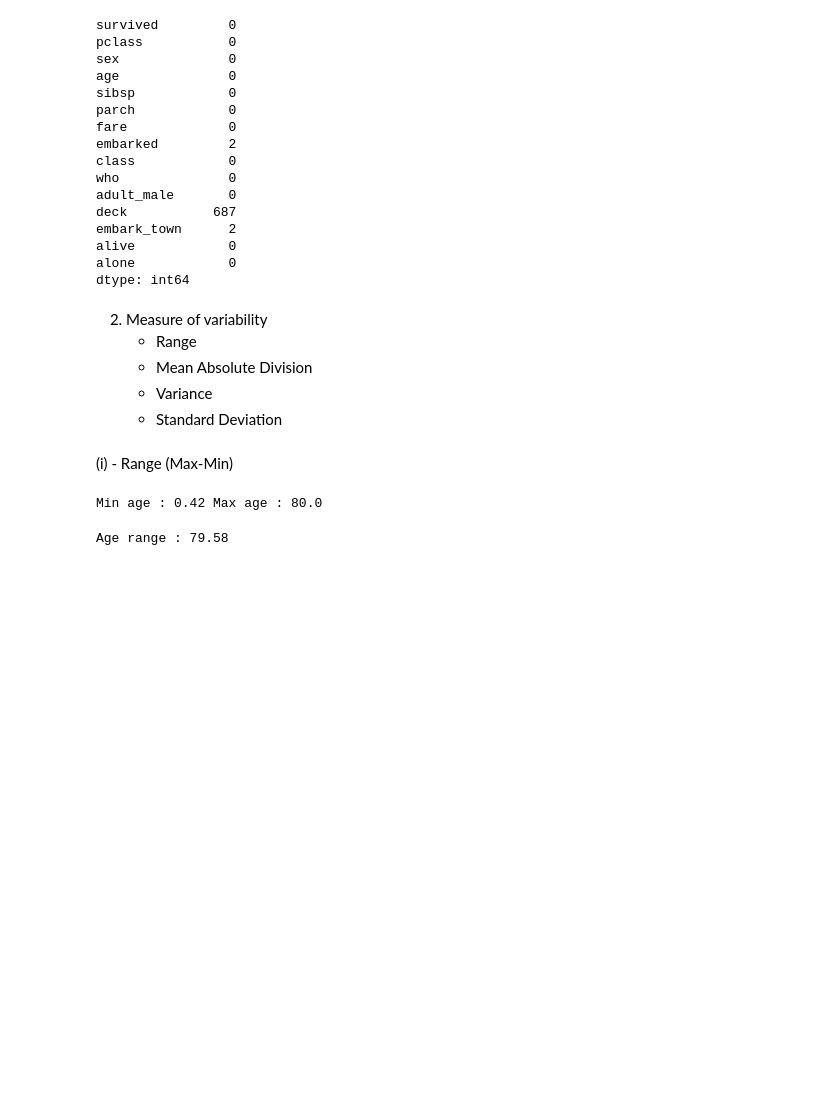
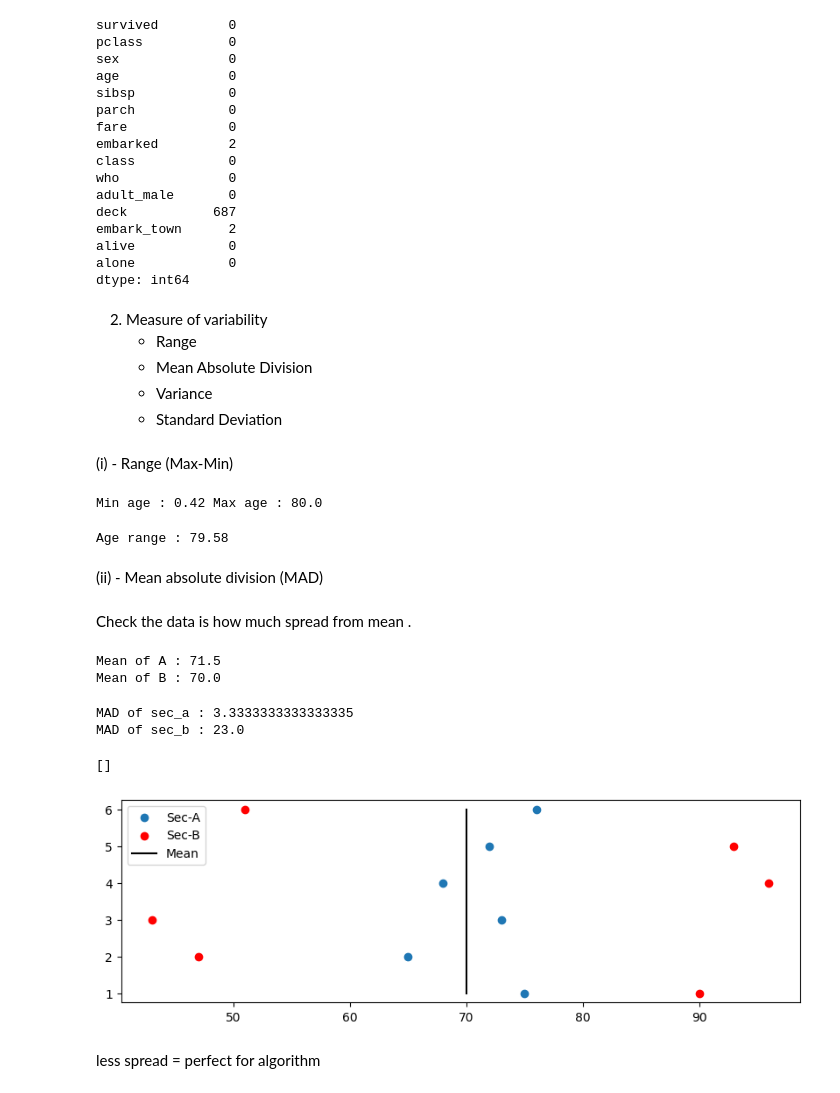
Before and after one commit to alokpandey098/Data-analyst, a Jupyter notebook: 9-Statstics/9.1-stats.ipynb, the cells around one changed output. Cells and saved outputs as stored; diff of their text form; code cells hidden in the pictures; blank space fills up the shorter version.

Commit message:
Mean Absolute Division

```diff
--- a/9-Statstics/9.1-stats.ipynb
+++ b/9-Statstics/9.1-stats.ipynb
@@ -206,3 +206,45 @@ age_range = max_age-min_age
 print('Age range :',age_range)
 # %% [output]
 Age range : 79.58
+# %% [markdown]
+(ii) - Mean absolute division (MAD)
+# %% [markdown]
+Check the data is how much spread from mean .
+# %%
+# Creating dataset for MAD
+sec_a = np.array([75,65,73,68,72,76])
+sec_b = np.array([90,47,43,96,93,51])
+num = np.array([1,2,3,4,5,6])
+
+mean_a = np.mean(sec_a)
+mean_b = np.mean(sec_b)
+
+print('Mean of A :',mean_a)
+print('Mean of B :',mean_b)
+# %% [output]
+Mean of A : 71.5
+Mean of B : 70.0
+# %%
+# Now find MAD
+
+mad_a = np.sum(np.abs(sec_a-mean_a)/len(sec_a))
+mad_b = np.sum(np.abs(sec_b-mean_b)/len(sec_b))
+
+print('MAD of sec_a :',mad_a)
+print('MAD of sec_b :',mad_b)
+# %% [output]
+MAD of sec_a : 3.3333333333333335
+MAD of sec_b : 23.0
+# %%
+# Plot Figure
+plt.figure(figsize=(10,3))
+plt.scatter(sec_a,num,label='Sec-A')
+plt.scatter(sec_b,num,label='Sec-B',color='red')
+plt.plot([70,70,70,70,70,70],num,c='black',label='Mean')
+plt.legend()
+plt.plot()
+# %% [output]
+[]
+[figure, added]
+# %% [markdown]
+less spread = perfect for algorithm
```
